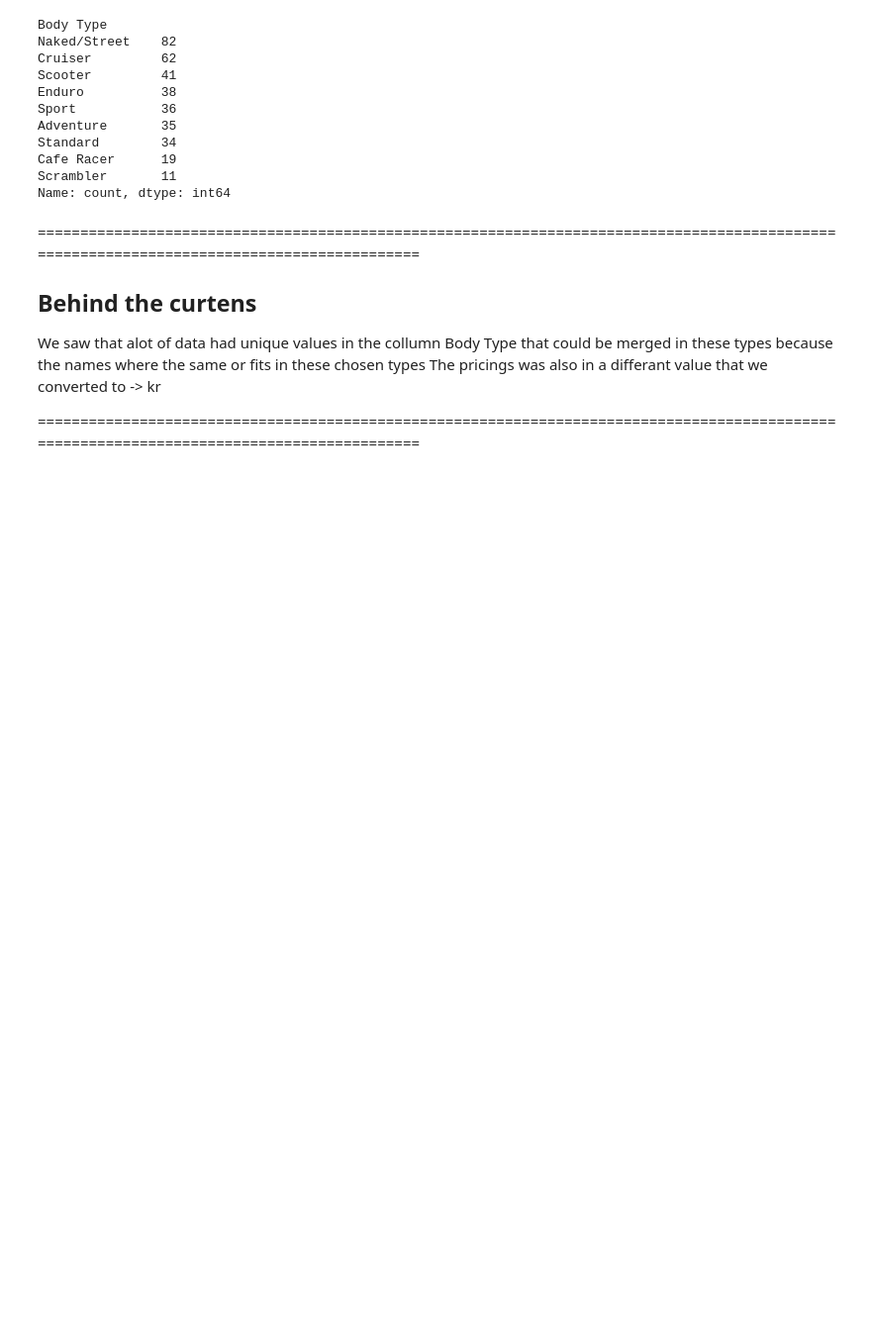
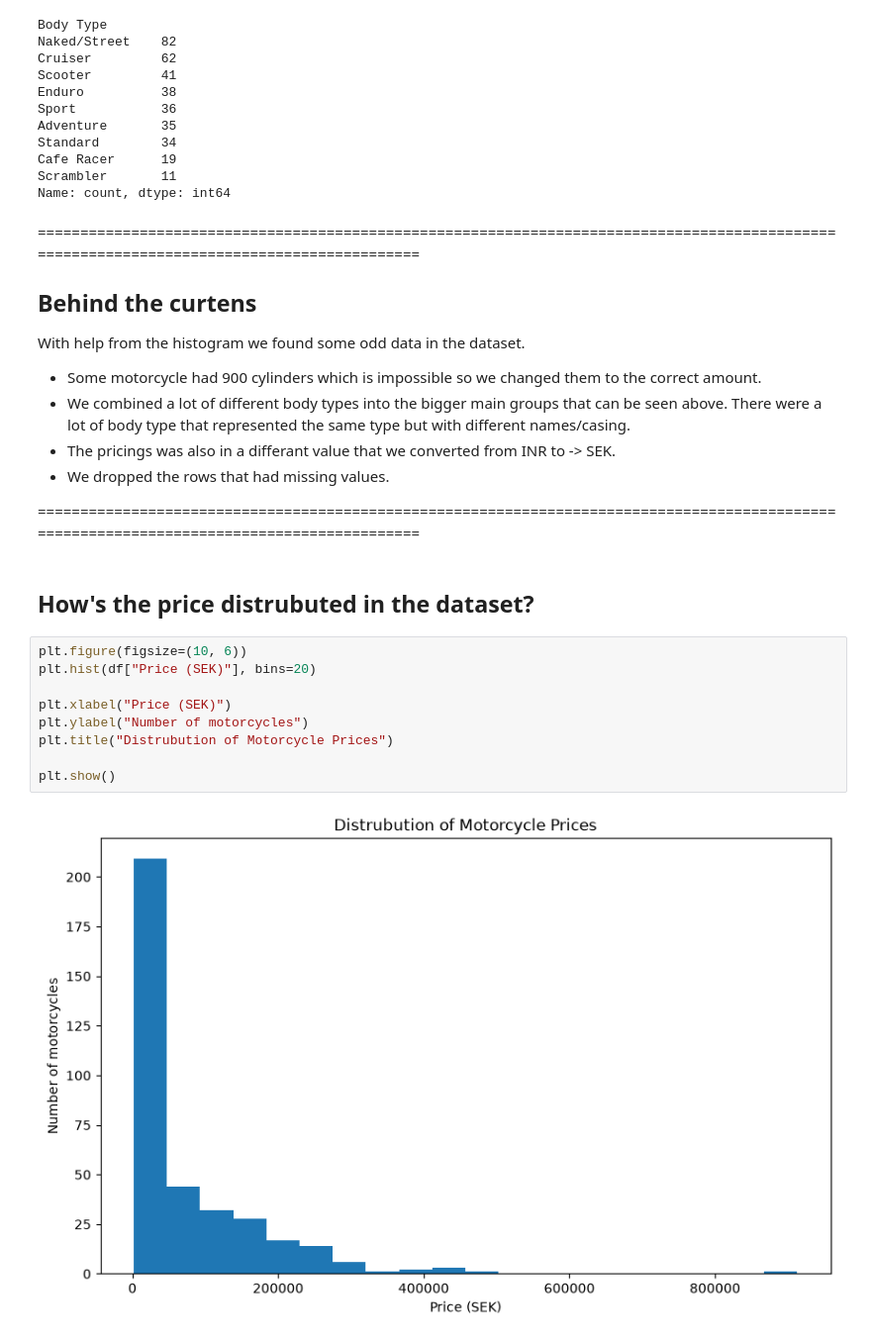
Before and after one commit to Piexgear/mc_match, a Jupyter notebook: EDA.ipynb, the cells around one changed output. Shown at 99% size. Drawn from its saved outputs; the diff is of its cells as text; blank space fills up the shorter version.

Commit message:
made a EDA with focus on price and what differentieates the body types

```diff
--- a/EDA.ipynb
+++ b/EDA.ipynb
@@ -145,8 +135,23 @@ Name: count, dtype: int64
 # %% [markdown]
 ===========================================================================================================================================
 ## Behind the curtens
-
-We saw that alot of data had unique values in the collumn Body Type that could be merged in these types because the names where the same or fits in these chosen types
-The pricings was also in a differant value that we converted to -> kr
+With help from the histogram we found some odd data in the dataset.
+- Some motorcycle had 900 cylinders which is impossible so we changed them to the correct amount.
+- We combined a lot of different body types into the bigger main groups that can be seen above. There were a lot of body type that represented the same type but with different names/casing.
+- The pricings was also in a differant value that we converted from INR to -> SEK.
+- We dropped the rows that had missing values.
 
 ===========================================================================================================================================
+# %% [markdown]
+## How's the price distrubuted in the dataset?
+# %%
+plt.figure(figsize=(10, 6))
+plt.hist(df["Price (SEK)"], bins=20)
+
+plt.xlabel("Price (SEK)")
+plt.ylabel("Number of motorcycles")
+plt.title("Distrubution of Motorcycle Prices")
+
+plt.show()
+# %% [output]
+[figure, added]
```
Also changed, not shown: parts of 27 cells of this notebook, 1 other file.
